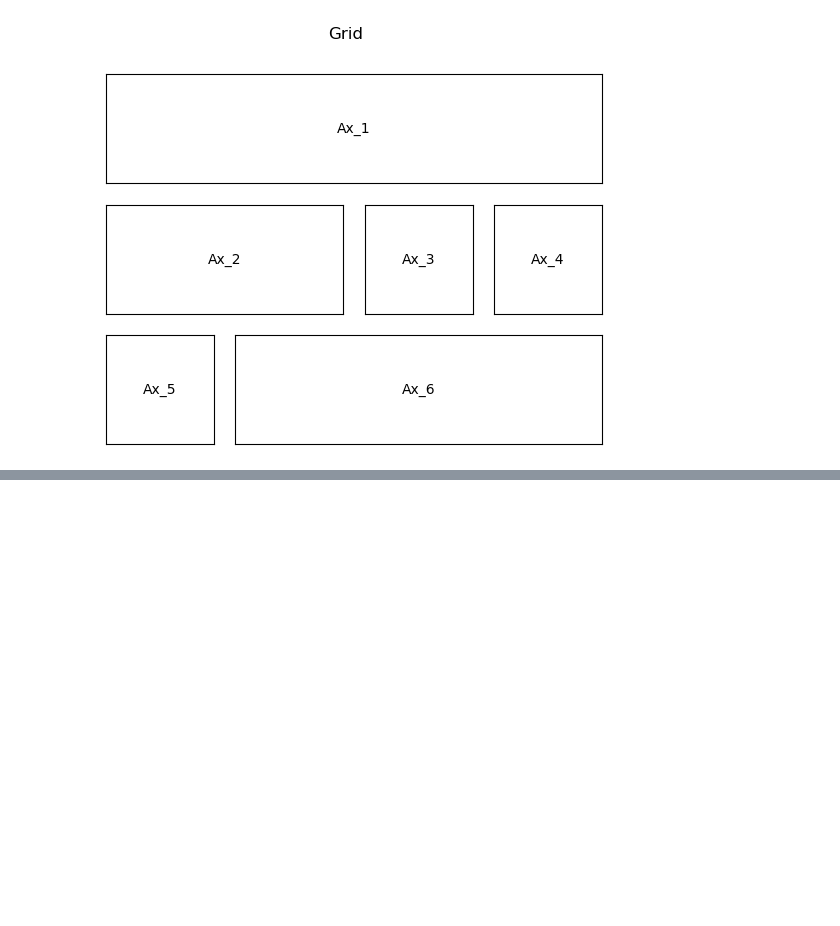
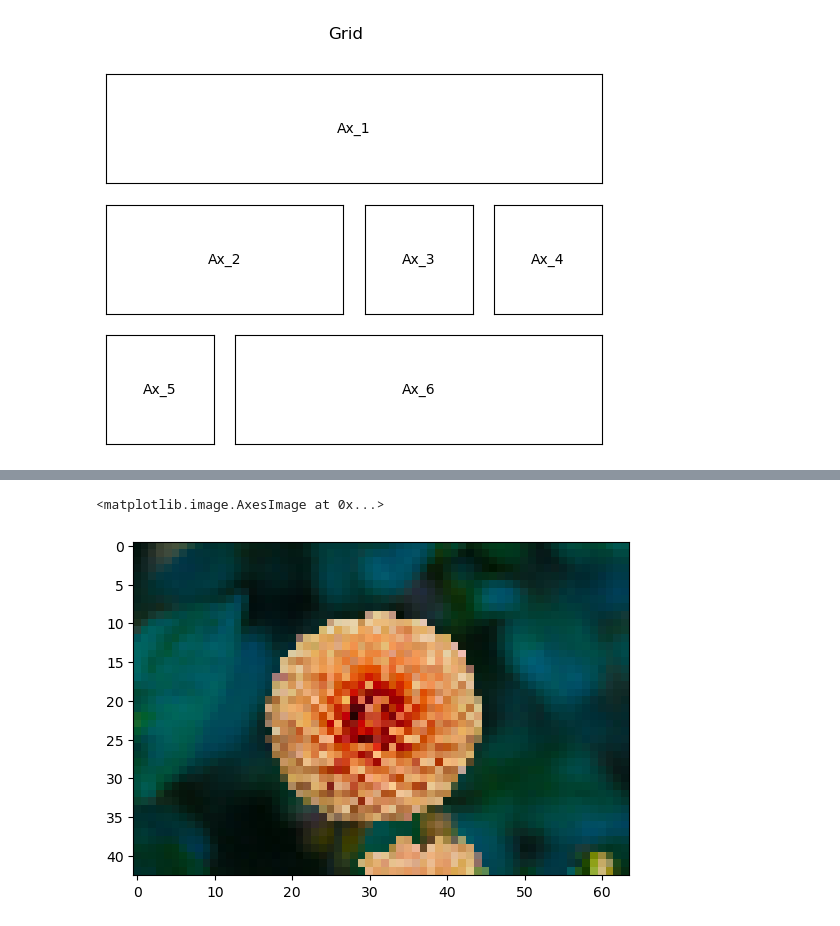
Before and after one commit to Michal-Radomski/Python-Data-Visualization, a Jupyter notebook: 01 Data Visualization/01_Matplotlib/image.ipynb, the cells around one changed output, grey strips where cells are left out. Drawn from its saved outputs; the diff is of its cells as text; code cells hidden in the pictures; blank space fills up the shorter version.

```diff
--- a/01 Data Visualization/01_Matplotlib/image.ipynb
+++ b/01 Data Visualization/01_Matplotlib/image.ipynb
@@ -84,0 +91,7 @@ ax4.hist(flower[...,2].flatten(), alpha=0.3, color="b", edgecolor="b", linewidth
+# %%
+loss_ratio = 10
+low_res = flower[::loss_ratio, ::loss_ratio]
+plt.imshow(low_res)
+# %% [output]
+<matplotlib.image.AxesImage at 0x...>
+[figure, added]
```
Also changed, not shown: parts of 6 cells of this notebook, 2 other files.
